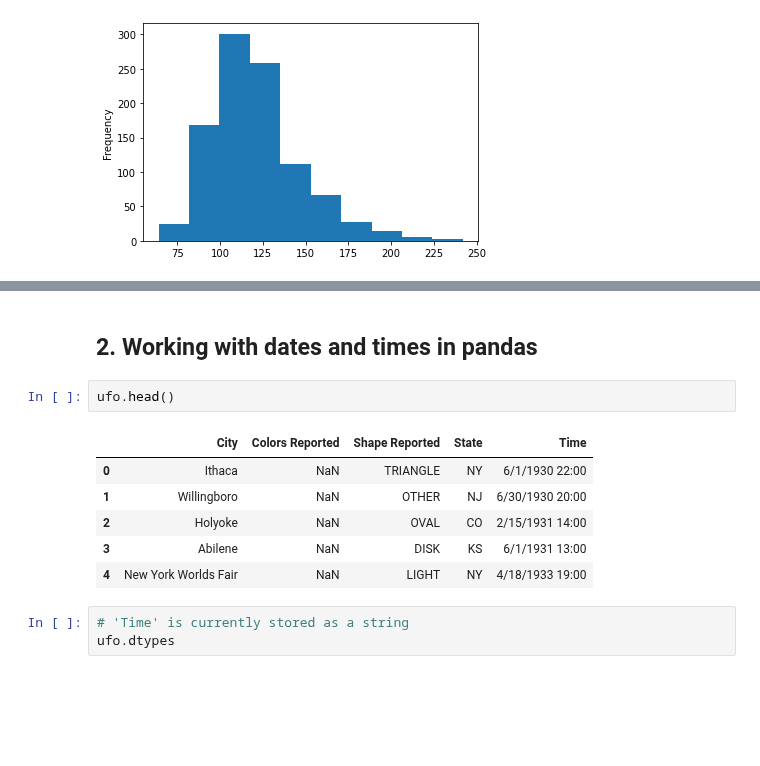
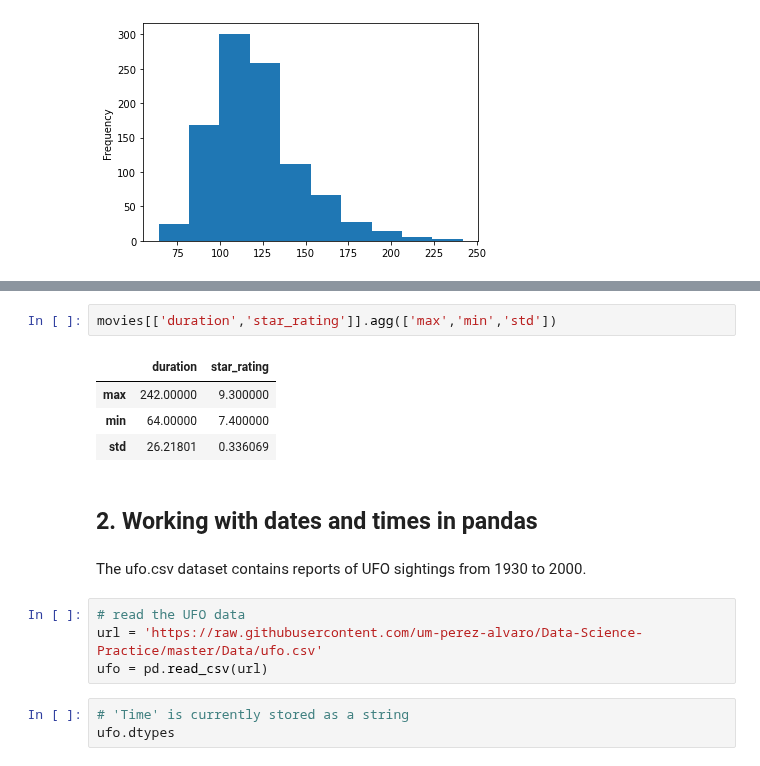
Before and after one commit to um-perez-alvaro/Data-Science-Practice, a Jupyter notebook: Jupyter Notebooks/Pandas/notebooks/Working with Series.ipynb, the cells around one changed output, grey strips where cells are left out. Saved outputs shown, nothing was run; the diff lists cells and outputs as text; blank space fills up the shorter version.

```diff
--- a/Jupyter Notebooks/Pandas/notebooks/Working with Series.ipynb
+++ b/Jupyter Notebooks/Pandas/notebooks/Working with Series.ipynb
@@ -143,14 +164,18 @@ movies.duration.plot(kind='hist')
+# %%
+movies[['duration','star_rating']].agg(['max','min','std'])
+# %% [output]
+|  | duration | star_rating |
+| max | 242.00000 | 9.300000 |
+| min | 64.00000 | 7.400000 |
+| std | 26.21801 | 0.336069 |
 # %% [markdown]
 ## 2. Working with dates and times in pandas
-# %%
-ufo.head()
-# %% [output]
-|  | City | Colors Reported | Shape Reported | State | Time |
-| 0 | Ithaca | NaN | TRIANGLE | NY | 6/1/1930 22:00 |
-| 1 | Willingboro | NaN | OTHER | NJ | 6/30/1930 20:00 |
-| 2 | Holyoke | NaN | OVAL | CO | 2/15/1931 14:00 |
-| 3 | Abilene | NaN | DISK | KS | 6/1/1931 13:00 |
-| 4 | New York Worlds Fair | NaN | LIGHT | NY | 4/18/1933 19:00 |
+# %% [markdown]
+The ufo.csv dataset contains reports of UFO sightings from 1930 to 2000.
+# %%
+# read the UFO data
+url = 'https://raw.githubusercontent.com/um-perez-alvaro/Data-Science-Practice/master/Data/ufo.csv'
+ufo = pd.read_csv(url)
 # %%
 # 'Time' is currently stored as a string
 ufo.dtypes
```
Also changed, not shown: parts of 11 cells of this notebook.
